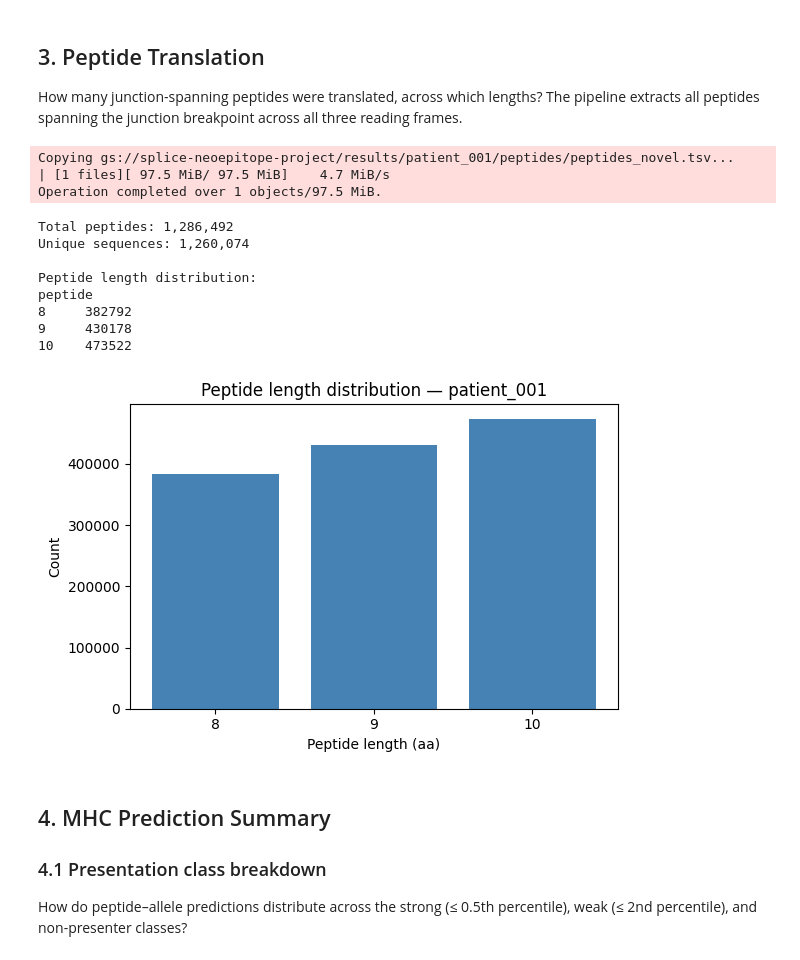
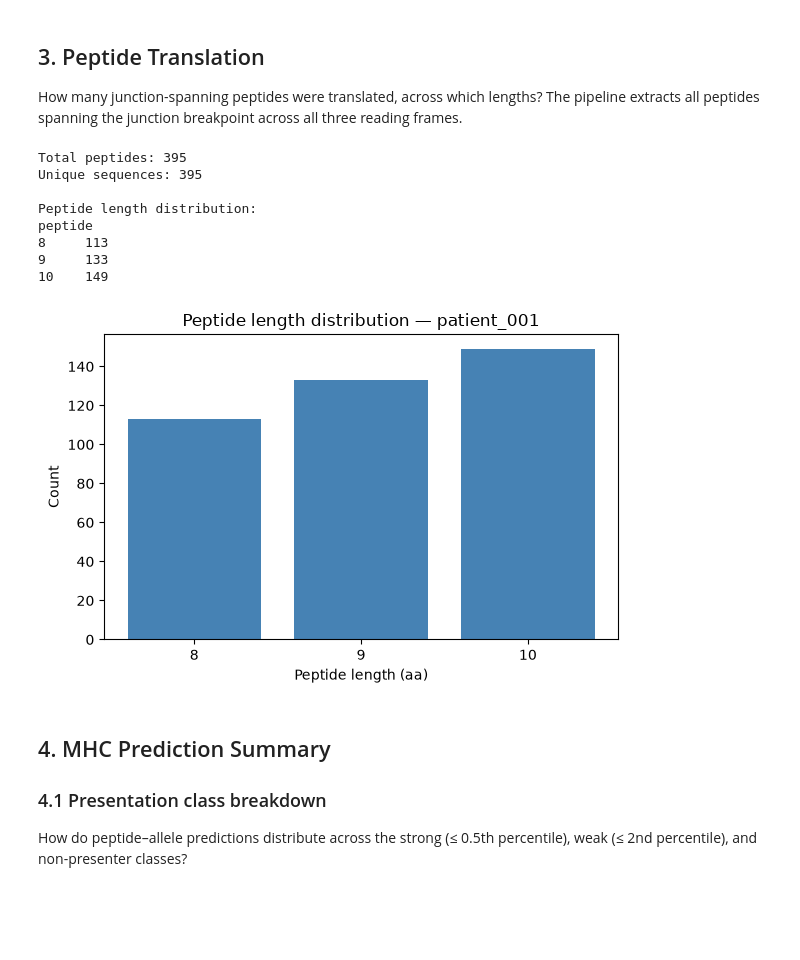
Before and after one commit to Jin-HoMLee/splice-neoepitope-pipeline, a Jupyter notebook: research/notebooks/patient_001_results.ipynb, the cells around one changed output. Drawn from its saved outputs; the diff is of its cells as text; code cells hidden in the pictures; blank space fills up the shorter version.

```diff
--- a/research/notebooks/patient_001_results.ipynb
+++ b/research/notebooks/patient_001_results.ipynb
@@ -135,35 +106,32 @@ max      82098.000000
 
 How many junction-spanning peptides were translated, across which lengths? The pipeline extracts all peptides spanning the junction breakpoint across all three reading frames.
 # %%
-peptides = gcs_read_tsv_cached(f"{BUCKET}/peptides/peptides_novel.tsv")
+peptides = r2_read_tsv_cached(f"{PREFIX}/peptides/peptides_novel.tsv")
 print(f"Total peptides: {len(peptides):,}")
 print(f"Unique sequences: {peptides['peptide'].nunique():,}")
 
 length_counts = peptides["peptide"].str.len().value_counts().sort_index()
 print(f"\nPeptide length distribution:")
 print(length_counts.to_string())
 
 fig, ax = plt.subplots(figsize=(6, 4))
 ax.bar(length_counts.index, length_counts.values, color="steelblue")
 ax.set_xlabel("Peptide length (aa)")
 ax.set_ylabel("Count")
 ax.set_title("Peptide length distribution — patient_001")
 ax.set_xticks(length_counts.index)
 plt.tight_layout()
 plt.show()
 # %% [output]
-Copying gs://splice-neoepitope-project/results/patient_001/peptides/peptides_novel.tsv...
-| [1 files][ 97.5 MiB/ 97.5 MiB]    4.7 MiB/s
-Operation completed over 1 objects/97.5 MiB.
+Total peptides: 395
+Unique sequences: 395
+
+Peptide length distribution:
+peptide
+8     113
+9     133
+10    149
-Total peptides: 1,286,492
-Unique sequences: 1,260,074
-
-Peptide length distribution:
-peptide
-8     382792
-9     430178
-10    473522
-[figure, old version]
+[figure, new version]
 # %% [markdown]
 ## 4. MHC Prediction Summary
 
```
Also changed, not shown: parts of 16 cells of this notebook, 2 other files.
